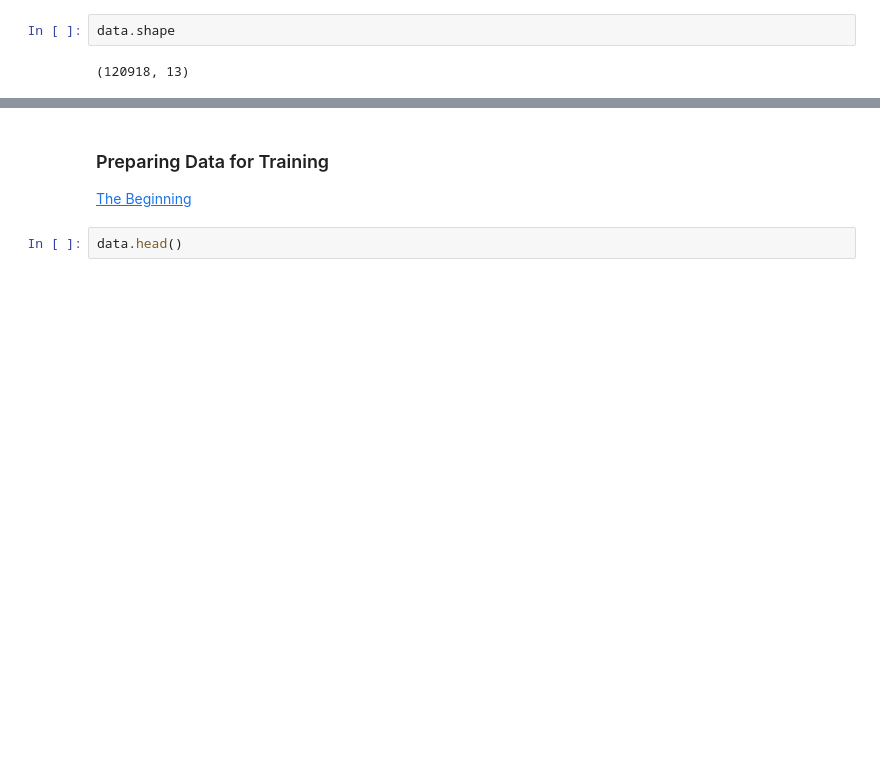
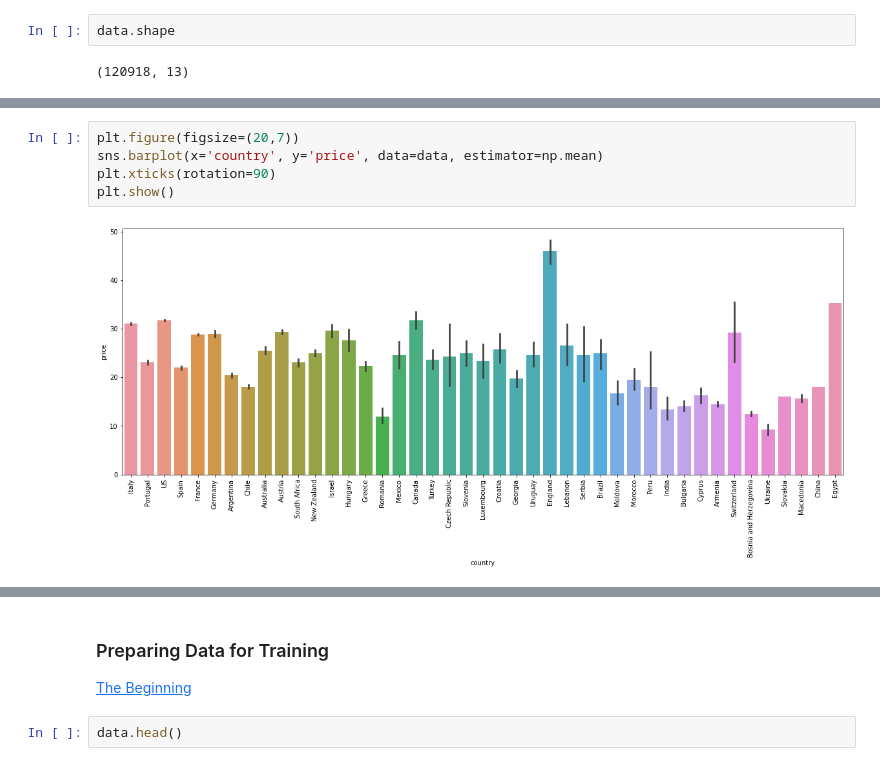
Before and after one commit to KorniiVlasenko/Wine-Price-Predictor, a Jupyter notebook: Wine_reviews_learn_project.ipynb, the cells around one changed output, grey strips where cells are left out. Drawn from its saved outputs; the diff is of its cells as text; blank space fills up the shorter version.

```diff
--- a/Wine_reviews_learn_project.ipynb
+++ b/Wine_reviews_learn_project.ipynb
@@ -219,0 +269,7 @@ data.shape
+# %%
+plt.figure(figsize=(20,7))
+sns.barplot(x='country', y='price', data=data, estimator=np.mean)
+plt.xticks(rotation=90)
+plt.show()
+# %% [output]
+[figure, added]
```
Also changed, not shown: parts of 9 cells of this notebook.
